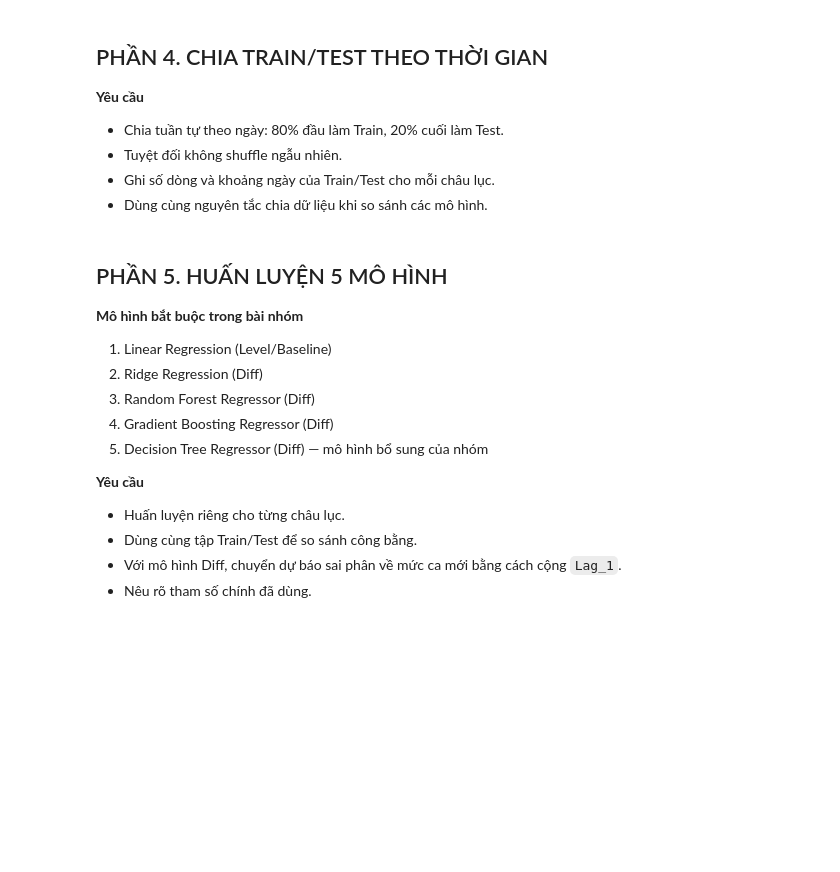
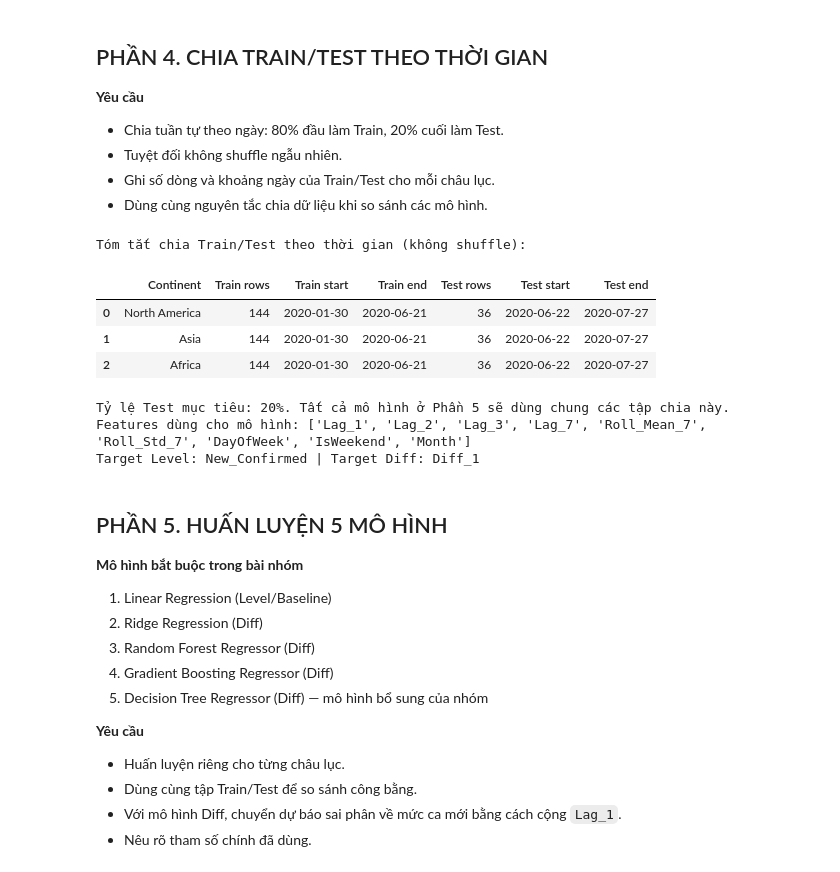
Before and after one commit to myyvuong146-stack/covid19-time-series-ml, a Jupyter notebook: notebooks/COVID19_3_CHAU_LUC.ipynb, the cells around one changed output. Saved outputs shown, nothing was run; the diff lists cells and outputs as text; code cells hidden in the pictures; blank space fills up the shorter version.

Commit message:
Complete feature engineering and model training

```diff
--- a/notebooks/COVID19_3_CHAU_LUC.ipynb
+++ b/notebooks/COVID19_3_CHAU_LUC.ipynb
@@ -807,3 +803,80 @@ Kết quả kiểm tra rò rỉ dữ liệu tương lai:
+# %%
+# PHẦN 4 - CHIA TRAIN/TEST THEO THỜI GIAN
+# Dùng dữ liệu feat và danh sách continents đã được tạo ở Phần 2–3.
+# Chia tuần tự theo ngày: 80% đầu Train, 20% cuối Test; không shuffle.
+
+required_split_columns = [
+    "Date", "Continent", TARGET_LEVEL, TARGET_DIFF, *FEATURES_ALL
+]
+missing_split_columns = [col for col in required_split_columns if col not in feat.columns]
+if missing_split_columns:
+    raise ValueError(
+        f"Thiếu cột cần thiết để chia Train/Test: {missing_split_columns}. "
+        "Hãy chạy Phần 3 trước Phần 4."
+    )
+
+TEST_FRACTION = 0.20
+split_data = {}
+split_summary_rows = []
+
+for continent in continents:
+    continent_data = (
+        feat.loc[feat["Continent"] == continent]
+        .sort_values("Date")
+        .reset_index(drop=True)
+        .copy()
+    )
+    if len(continent_data) < 2:
+        raise ValueError(f"Không đủ dòng để chia Train/Test cho {continent}.")
+
+    test_count = max(1, int(np.ceil(len(continent_data) * TEST_FRACTION)))
+    split_index = len(continent_data) - test_count
+    train_data = continent_data.iloc[:split_index].copy()
+    test_data = continent_data.iloc[split_index:].copy()
+
+    if train_data.empty or test_data.empty:
+        raise ValueError(f"Tập Train/Test rỗng cho {continent}.")
+
+    # Xác nhận không xáo trộn thời gian và không chồng lấn giữa hai tập.
+    train_end = train_data["Date"].max()
+    test_start = test_data["Date"].min()
+    if train_end >= test_start:
+        raise AssertionError(
+            f"Train/Test không tách biệt theo thời gian tại {continent}."
+        )
+
+    split_data[continent] = {
+        "train": train_data,
+        "test": test_data,
+    }
+    split_summary_rows.append({
+        "Continent": continent,
+        "Train rows": len(train_data),
+        "Train start": train_data["Date"].min().date(),
+        "Train end": train_end.date(),
+        "Test rows": len(test_data),
+        "Test start": test_start.date(),
+        "Test end": test_data["Date"].max().date(),
+    })
+
+split_summary = pd.DataFrame(split_summary_rows)
+print("Tóm tắt chia Train/Test theo thời gian (không shuffle):")
+display(split_summary)
+print(
+    f"Tỷ lệ Test mục tiêu: {TEST_FRACTION:.0%}. "
+    "Tất cả mô hình ở Phần 5 sẽ dùng chung các tập chia này."
+)
+print("Features dùng cho mô hình:", FEATURES_ALL)
+print("Target Level:", TARGET_LEVEL, "| Target Diff:", TARGET_DIFF)
+# %% [output]
+Tóm tắt chia Train/Test theo thời gian (không shuffle):
+|  | Continent | Train rows | Train start | Train end | Test rows | Test start | Test end |
+| 0 | North America | 144 | 2020-01-30 | 2020-06-21 | 36 | 2020-06-22 | 2020-07-27 |
+| 1 | Asia | 144 | 2020-01-30 | 2020-06-21 | 36 | 2020-06-22 | 2020-07-27 |
+| 2 | Africa | 144 | 2020-01-30 | 2020-06-21 | 36 | 2020-06-22 | 2020-07-27 |
+Tỷ lệ Test mục tiêu: 20%. Tất cả mô hình ở Phần 5 sẽ dùng chung các tập chia này.
+Features dùng cho mô hình: ['Lag_1', 'Lag_2', 'Lag_3', 'Lag_7', 'Roll_Mean_7', 'Roll_Std_7', 'DayOfWeek', 'IsWeekend', 'Month']
+Target Level: New_Confirmed | Target Diff: Diff_1
 # %% [markdown]
 ## PHẦN 5. HUẤN LUYỆN 5 MÔ HÌNH
 **Mô hình bắt buộc trong bài nhóm**
```
Also changed, not shown: parts of 3 cells of this notebook.
